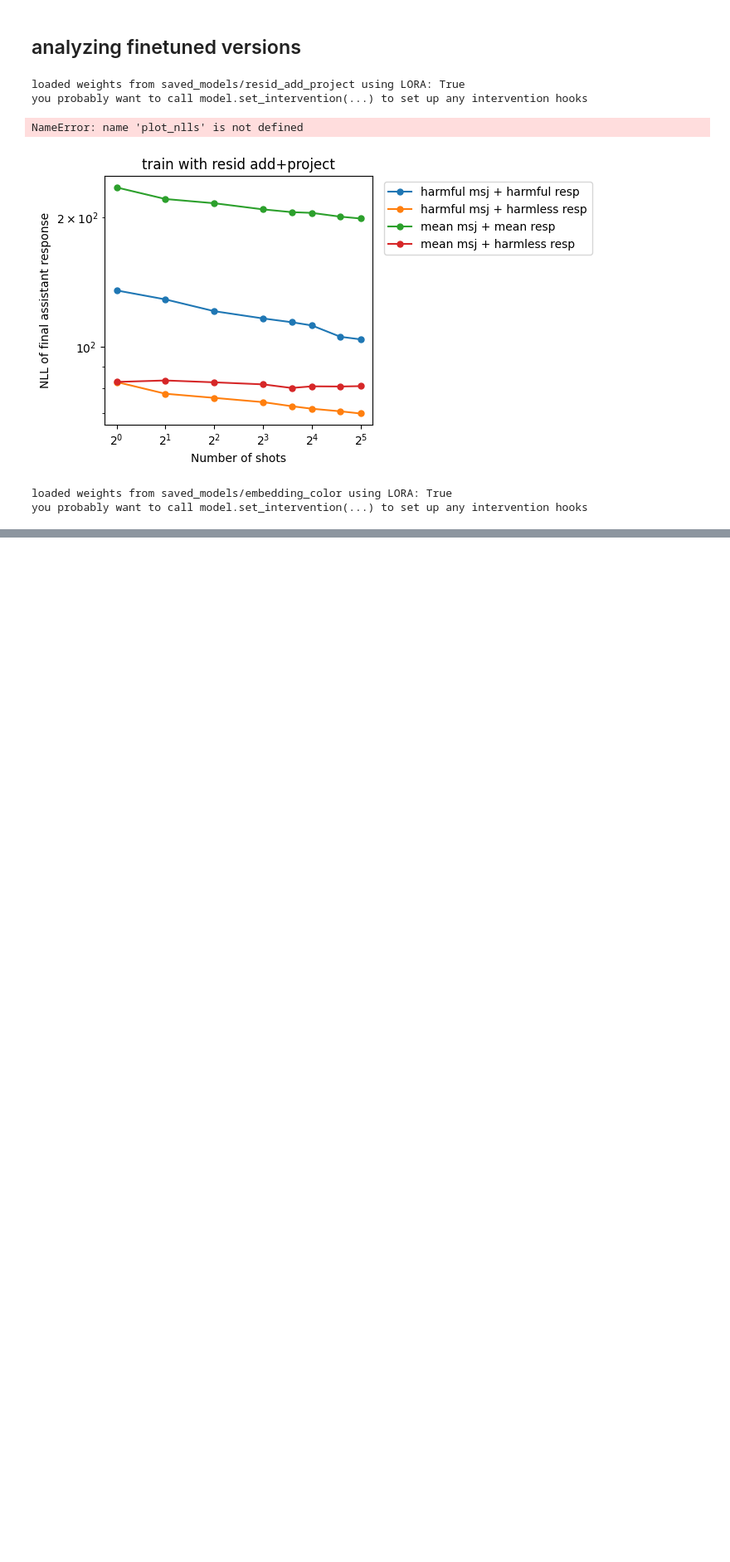
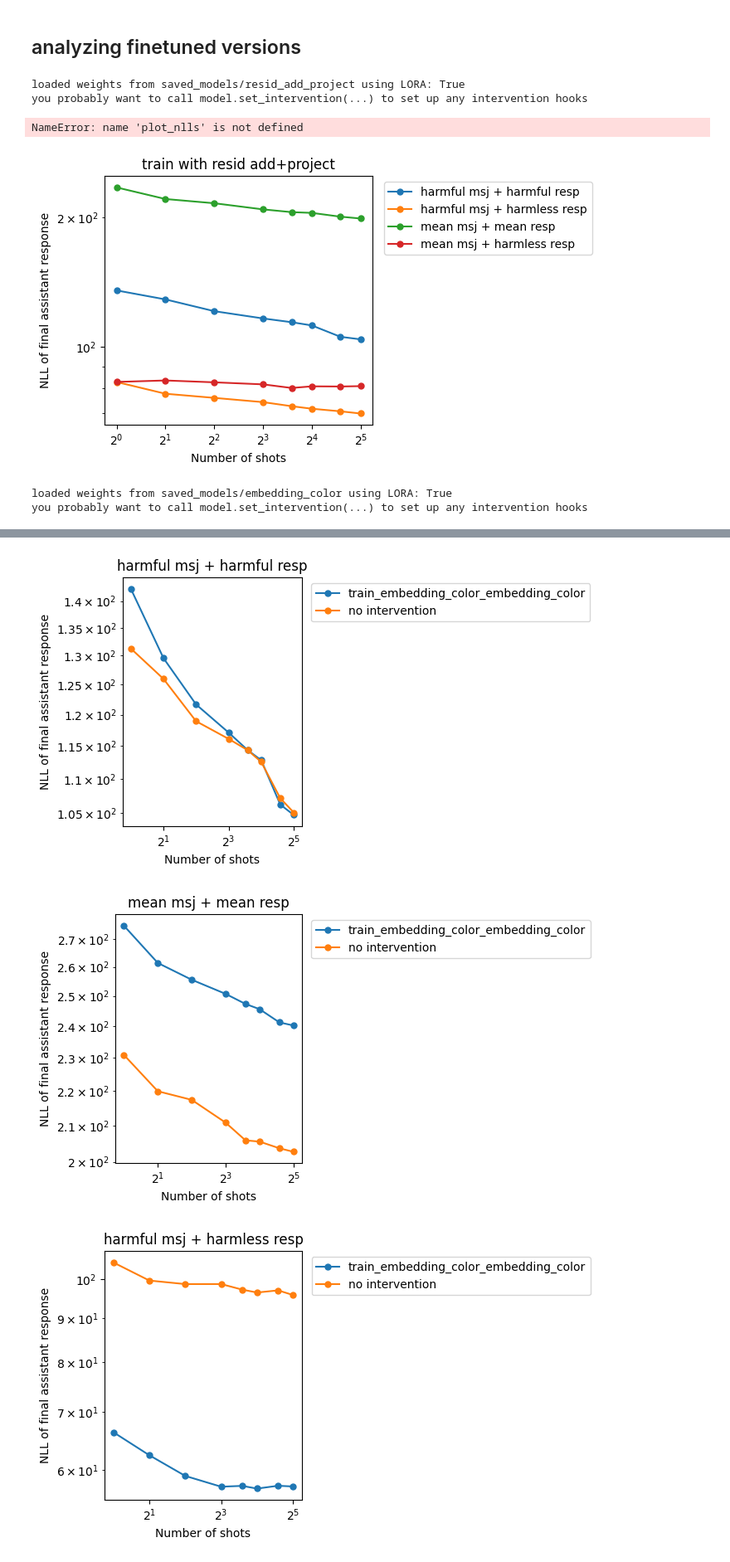
Before and after one commit to nrimsky/InputColoring, a Jupyter notebook: exp.ipynb, the cells around one changed output, grey strips where cells are left out. Shown at 83% size. Drawn from its saved outputs; the diff is of its cells as text; code cells hidden in the pictures; blank space fills up the shorter version.

```diff
--- a/exp.ipynb
+++ b/exp.ipynb
@@ -326,0 +321,13 @@ plot_nlls(["results/test/msjs_recovery_train_embedding_color_embedding_color.jso
+# %%
+def plot_experiment(exp_name):
+    plot_nlls([f"results/test/msjs_jailbreak_{exp_name}.json", "results/test/msjs_jailbreak.json"], [exp_name, 'no intervention'], title="harmful msj + harmful resp")
+    plot_nlls([f"results/test/msjs_mean_jailbreak_{exp_name}.json", "results/test/msjs_mean_jailbreak.json"], [exp_name, 'no intervention'], title="mean msj + mean resp")
+    plot_nlls([f"results/test/msjs_recovery_{exp_name}.json", "results/test/msjs_recovery.json"], [exp_name, 'no intervention'], title="harmful msj + harmless resp")
+    plot_nlls([f"results/test/msjs_mean_recovery_{exp_name}.json", "results/test/msjs_mean_recovery.json"], [exp_name, 'no intervention'], title="mean msj + harmless resp")
+    plot_nlls([f"results/test/regular_conversations_{exp_name}.json", "results/test/regular_conversations.json"], [exp_name, 'no intervention'], title="regular conversations")
+# %%
+plot_experiment("train_embedding_color_embedding_color")
+# %% [output]
+[figure, added]
+[figure, added]
+[figure, added]
```
Also changed, not shown: parts of 11 cells of this notebook, 17 other files.
